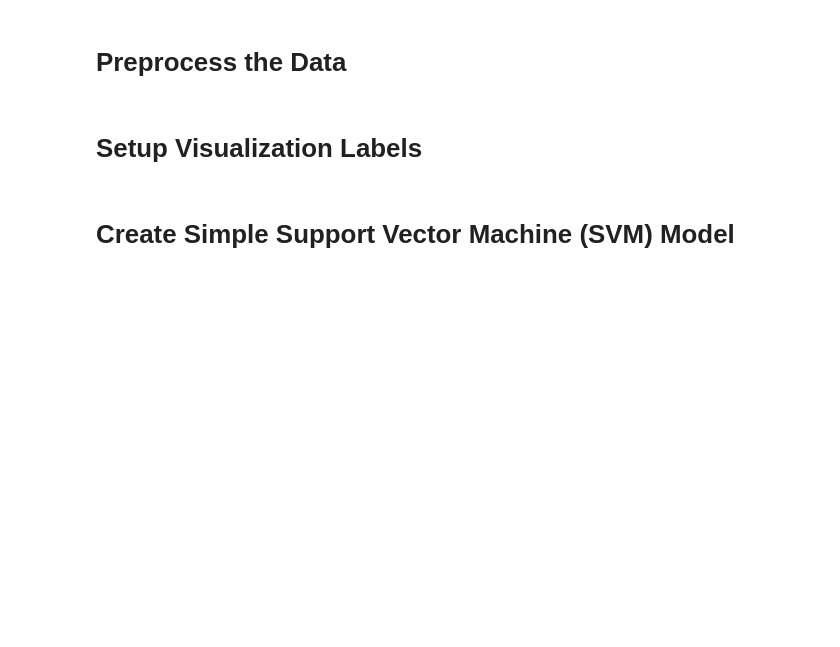
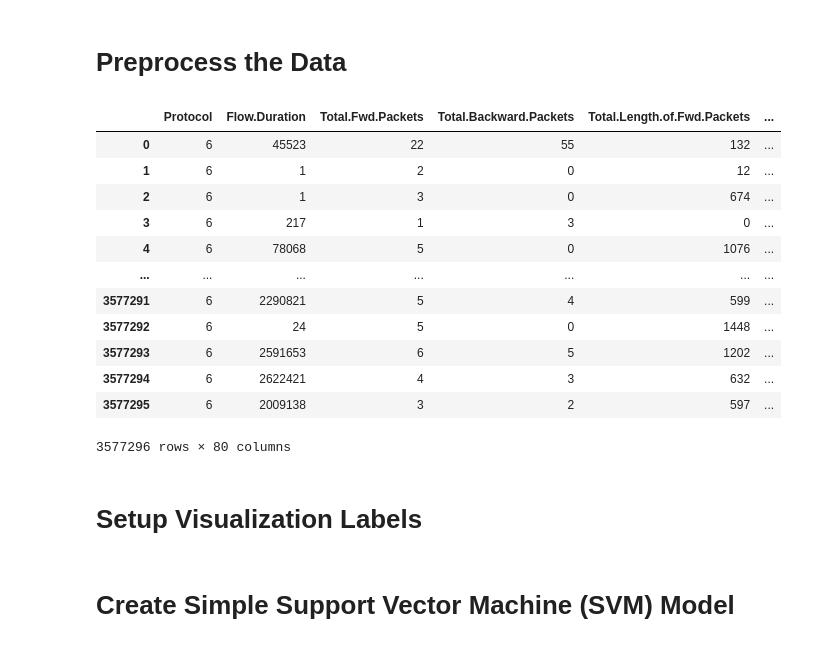
Before and after one commit to mwilchek/Network-Protocol-Final-Project, a Jupyter notebook: SVM_SHAP.ipynb, the cells around one changed output. Cells and saved outputs as stored; diff of their text form; code cells hidden in the pictures; blank space fills up the shorter version.

```diff
--- a/SVM_SHAP.ipynb
+++ b/SVM_SHAP.ipynb
@@ -27,7 +27,22 @@ mapped_label_ids = dict(zip(lb_make.classes_,range(len(lb_make.classes_))))
 # %%
 # Drop columns not needed for modelling
 data.drop(columns=["Flow.ID"], inplace=True)
 data.drop(columns=["ProtocolName"], inplace=True)
+data.drop(columns=["L7Protocol"])
+# %% [output]
+|  | Protocol | Flow.Duration | Total.Fwd.Packets | Total.Backward.Packets | Total.Length.of.Fwd.Packets | ... |
+| 0 | 6 | 45523 | 22 | 55 | 132 | ... |
+| 1 | 6 | 1 | 2 | 0 | 12 | ... |
+| 2 | 6 | 1 | 3 | 0 | 674 | ... |
+| 3 | 6 | 217 | 1 | 3 | 0 | ... |
+| 4 | 6 | 78068 | 5 | 0 | 1076 | ... |
+| ... | ... | ... | ... | ... | ... | ... |
+| 3577291 | 6 | 2290821 | 5 | 4 | 599 | ... |
+| 3577292 | 6 | 24 | 5 | 0 | 1448 | ... |
+| 3577293 | 6 | 2591653 | 6 | 5 | 1202 | ... |
+| 3577294 | 6 | 2622421 | 4 | 3 | 632 | ... |
+| 3577295 | 6 | 2009138 | 3 | 2 | 597 | ... |
+3577296 rows × 80 columns
 # %%
 # Split Data to train/test
 y = data.iloc[:, -1]
```
Also changed, not shown: parts of 10 cells of this notebook.
